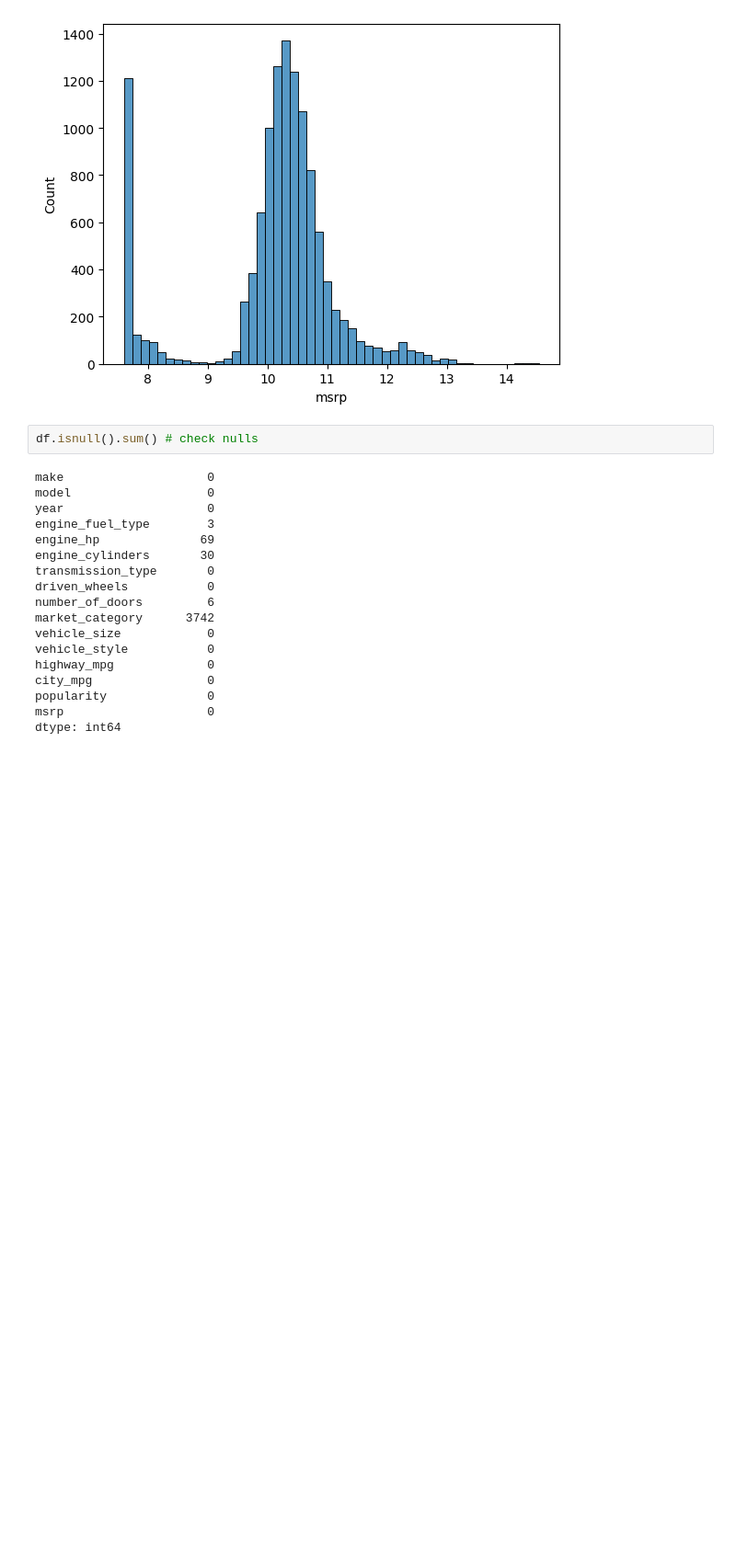
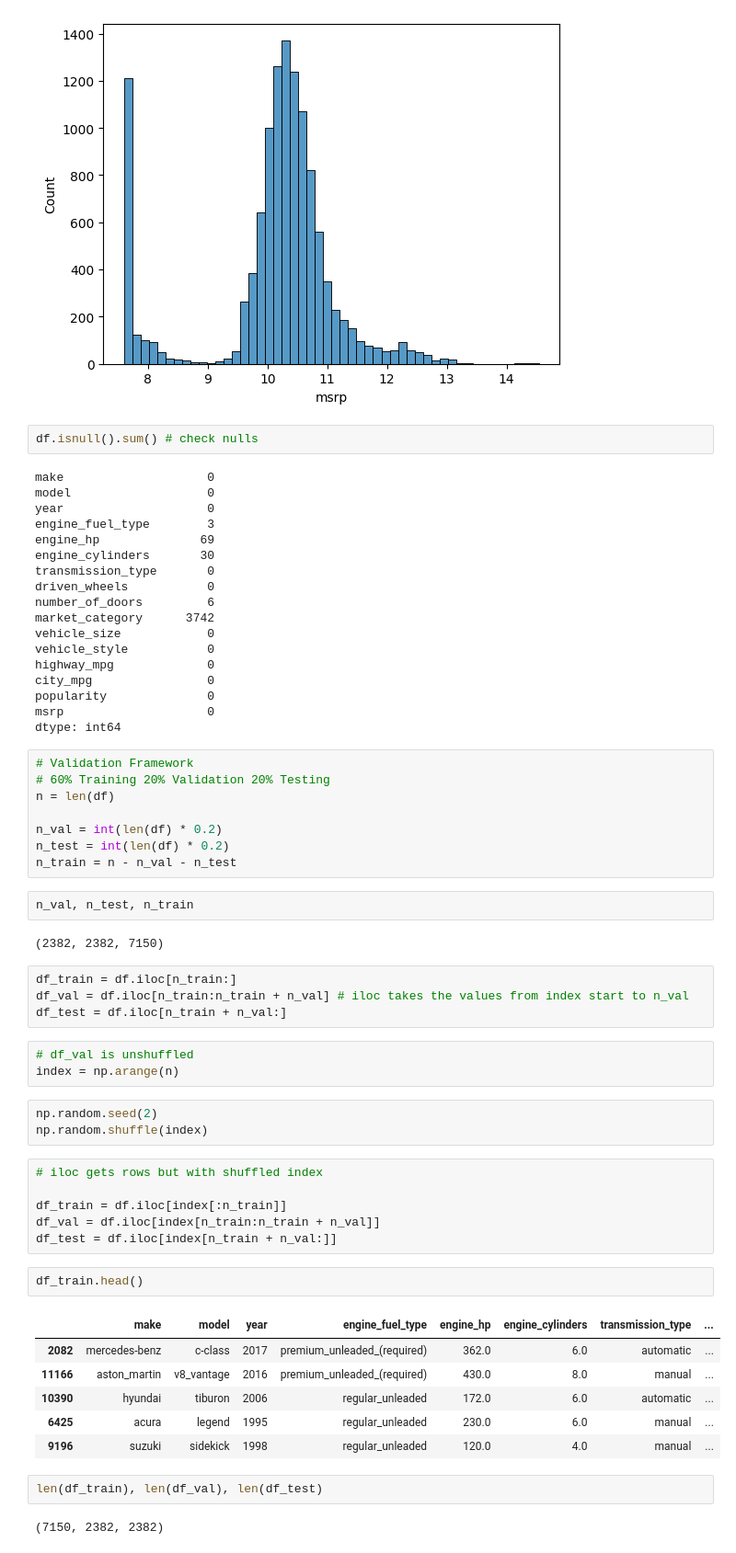
Before and after one commit to joeypinaroc/machine-learning-zoomcamp, a Jupyter notebook: 02-regression/regression.ipynb, the cells around one changed output. Shown: that part at 92% size. Saved outputs shown, nothing was run; the diff lists cells and outputs as text; blank space fills up the shorter version.

```diff
--- a/02-regression/regression.ipynb
+++ b/02-regression/regression.ipynb
@@ -202,3 +202,44 @@ city_mpg                0
 popularity              0
 msrp                    0
 dtype: int64
+# %%
+# Validation Framework
+# 60% Training 20% Validation 20% Testing
+n = len(df)
+
+n_val = int(len(df) * 0.2)
+n_test = int(len(df) * 0.2)
+n_train = n - n_val - n_test
+# %%
+n_val, n_test, n_train
+# %% [output]
+(2382, 2382, 7150)
+# %%
+df_train = df.iloc[n_train:]
+df_val = df.iloc[n_train:n_train + n_val] # iloc takes the values from index start to n_val
+df_test = df.iloc[n_train + n_val:]
+# %%
+# df_val is unshuffled
+index = np.arange(n)
+# %%
+np.random.seed(2)
+np.random.shuffle(index)
+# %%
+# iloc gets rows but with shuffled index
+
+df_train = df.iloc[index[:n_train]]
+df_val = df.iloc[index[n_train:n_train + n_val]]
+df_test = df.iloc[index[n_train + n_val:]]
+# %%
+df_train.head()
+# %% [output]
+|  | make | model | year | engine_fuel_type | engine_hp | engine_cylinders | transmission_type | ... |
+| 2082 | mercedes-benz | c-class | 2017 | premium_unleaded_(required) | 362.0 | 6.0 | automatic | ... |
+| 11166 | aston_martin | v8_vantage | 2016 | premium_unleaded_(required) | 430.0 | 8.0 | manual | ... |
+| 10390 | hyundai | tiburon | 2006 | regular_unleaded | 172.0 | 6.0 | automatic | ... |
+| 6425 | acura | legend | 1995 | regular_unleaded | 230.0 | 6.0 | manual | ... |
+| 9196 | suzuki | sidekick | 1998 | regular_unleaded | 120.0 | 4.0 | manual | ... |
+# %%
+len(df_train), len(df_val), len(df_test)
+# %% [output]
+(7150, 2382, 2382)
```
Also changed, not shown: parts of 4 cells of this notebook.
